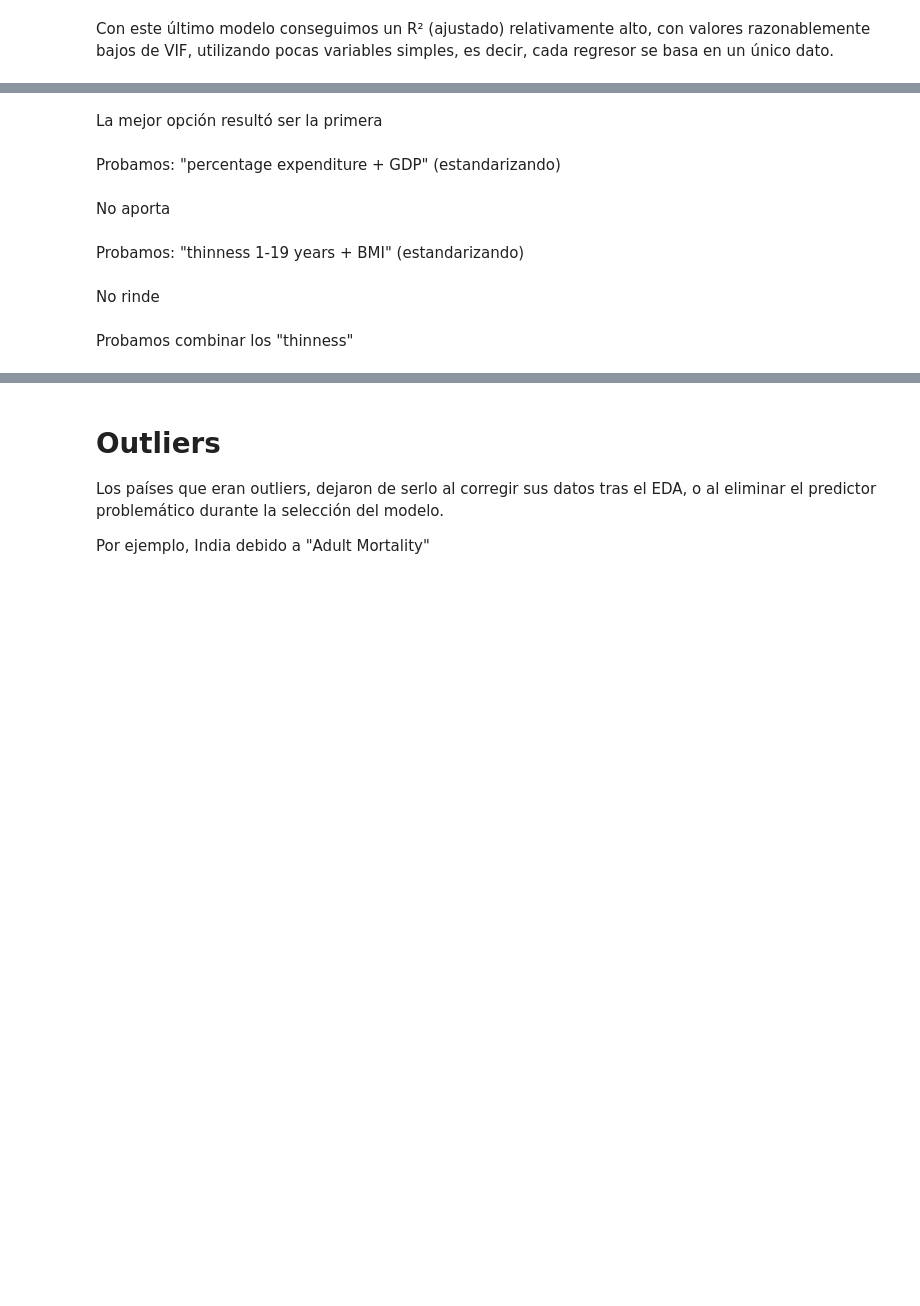
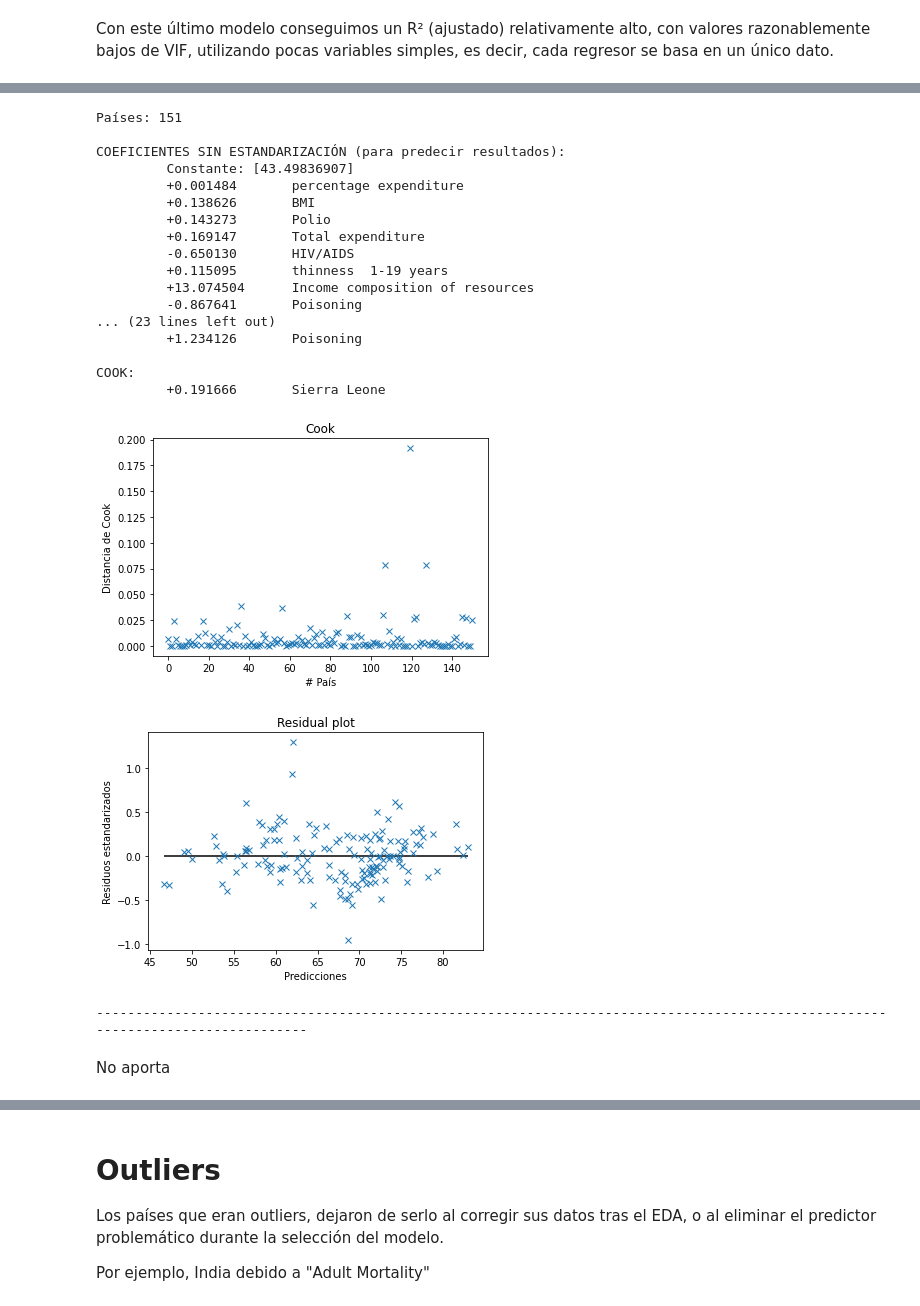
Before and after one commit to facutotaro/metnum-tp3, a Jupyter notebook: cml-y-modelado/notebooks/analisis_chido.ipynb, the cells around one changed output, grey strips where cells are left out. Drawn from its saved outputs; the diff is of its cells as text; code cells hidden in the pictures; blank space fills up the shorter version.

```diff
--- a/cml-y-modelado/notebooks/analisis_chido.ipynb
+++ b/cml-y-modelado/notebooks/analisis_chido.ipynb
@@ -891,5 +880 @@ COOK:
 --------------------------------------------------------------------------------------------------------------------------------
-# %% [markdown]
-La mejor opción resultó ser la primera
-# %% [markdown]
-Probamos: "percentage expenditure + GDP" (estandarizando)
@@ -911,4 +881,25 @@ datos_con_medianas_segregadas["ricachosidad"] = datos_con_medianas_segregadas["s
+# %%
+analisis(datos_en_desarrollo, ['percentage expenditure', 'BMI', 'Polio', 'Total expenditure', 'HIV/AIDS', 'thinness  1-19 years', 'Income composition of resources', 'Poisoning'], 'Life expectancy')
+# %% [output]
+Países: 151
+
+COEFICIENTES SIN ESTANDARIZACIÓN (para predecir resultados):
+         Constante: [43.49836907]
+         +0.001484       percentage expenditure
+         +0.138626       BMI
+         +0.143273       Polio
+         +0.169147       Total expenditure
+         -0.650130       HIV/AIDS
+         +0.115095       thinness  1-19 years
+         +13.074504      Income composition of resources
+         -0.867641       Poisoning
+... (23 lines left out)
+         +1.234126       Poisoning
+
+COOK:
+         +0.191666       Sierra Leone
+[figure, added]
+[figure, added]
+--------------------------------------------------------------------------------------------------------------------------------
 # %% [markdown]
 No aporta
-# %% [markdown]
-Probamos: "thinness  1-19 years + BMI" (estandarizando)
@@ -930,4 +905,0 @@ datos_con_medianas_segregadas["pachonsidad"] = datos_con_medianas_segregadas["st
-# %% [markdown]
-No rinde
-# %% [markdown]
-Probamos combinar los "thinness"
```
Also changed, not shown: parts of 28 cells of this notebook.
